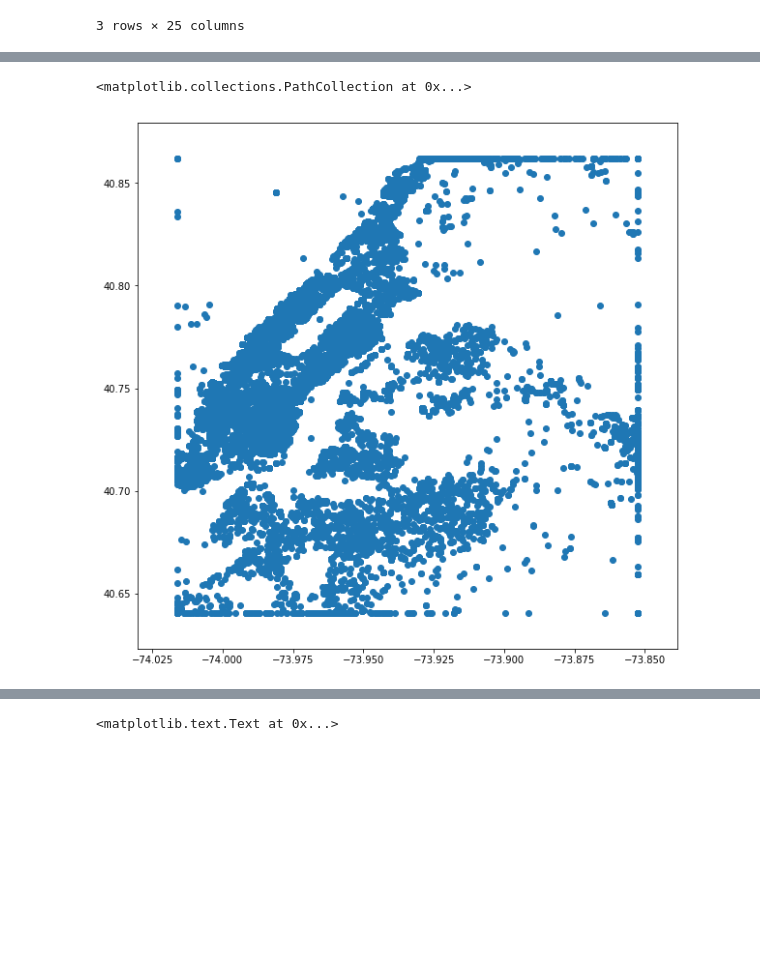
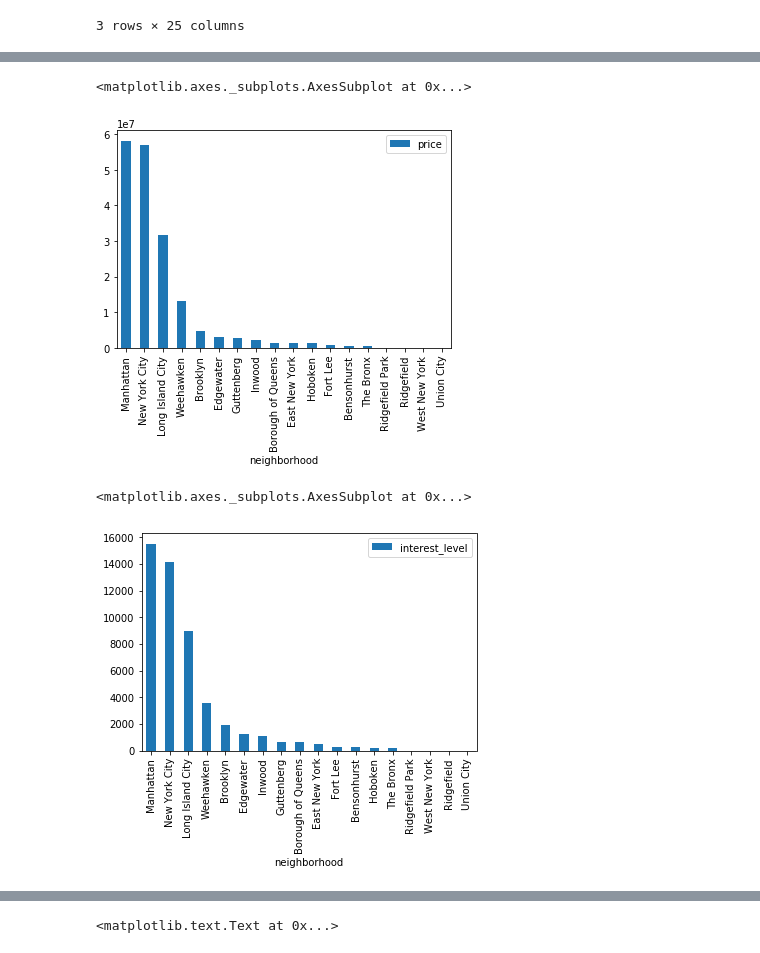
Before and after one commit to iKonon/kaggle, a Jupyter notebook: two-sigma-connect-rental-listing-inquiries/SimpleModels.ipynb, the cells around one changed output, grey strips where cells are left out. Drawn from its saved outputs; the diff is of its cells as text; code cells hidden in the pictures; blank space fills up the shorter version.

```diff
--- a/two-sigma-connect-rental-listing-inquiries/SimpleModels.ipynb
+++ b/two-sigma-connect-rental-listing-inquiries/SimpleModels.ipynb
@@ -338,6 +360,10 @@ train_df.plot(x='neighborhood', y='price', style='o')
-# %%
-plt.figure(figsize=(10, 10))
-plt.scatter(train_df.longitude, train_df.latitude)
-# %% [output]
-<matplotlib.collections.PathCollection at 0x...>
-[figure, removed]
+# %%
+train_df.groupby('neighborhood').agg({'price':sum}).sort_values(by='price', ascending=False).plot(kind='bar')
+# %% [output]
+<matplotlib.axes._subplots.AxesSubplot at 0x...>
+[figure, added]
+# %%
+train_df.groupby('neighborhood').agg({'interest_level':'count'}).sort_values(by='interest_level', ascending=False).plot(kind='bar')
+# %% [output]
+<matplotlib.axes._subplots.AxesSubplot at 0x...>
+[figure, added]
```
Also changed, not shown: parts of 9 cells of this notebook.
